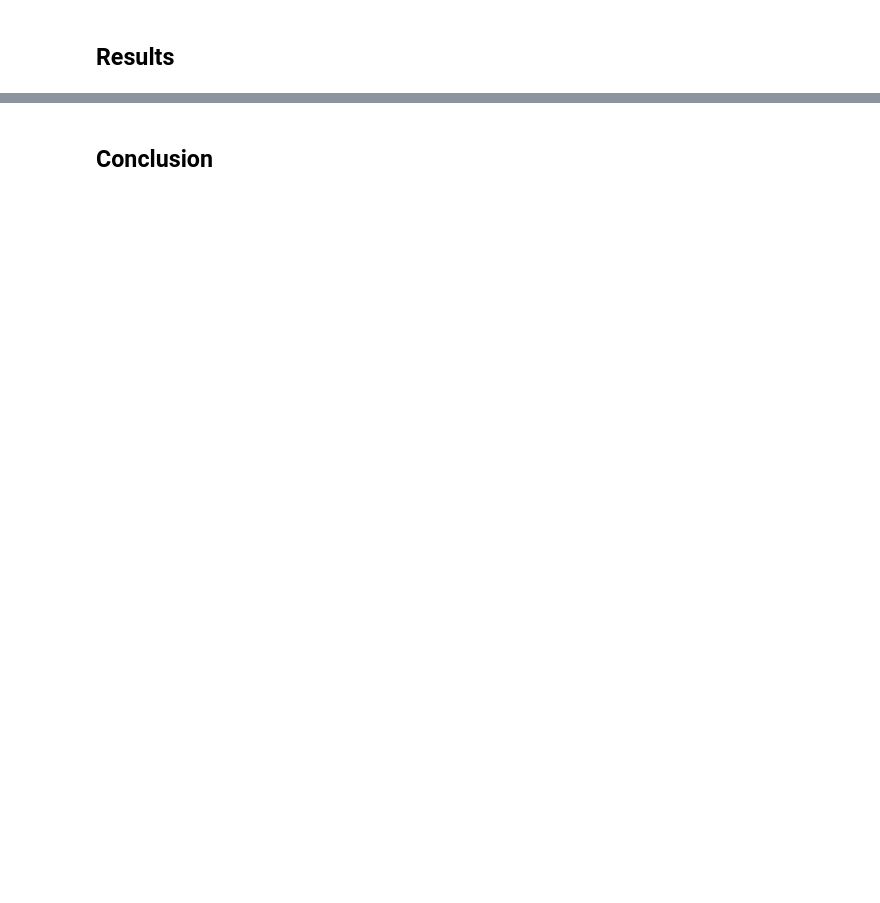
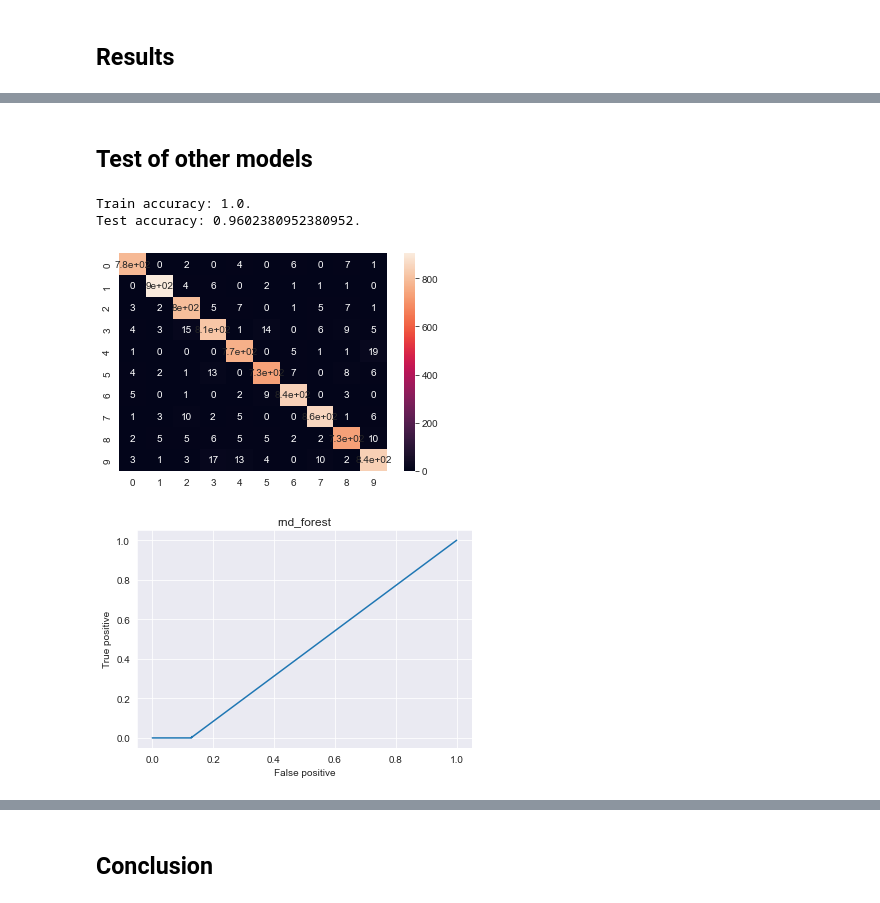
Before and after one commit to Im-Rises/digit_recognizer_ml, a Jupyter notebook: main_kaggle.ipynb, the cells around one changed output, grey strips where cells are left out. Drawn from its saved outputs; the diff is of its cells as text; code cells hidden in the pictures; blank space fills up the shorter version.

```diff
--- a/main_kaggle.ipynb
+++ b/main_kaggle.ipynb
@@ -183,2 +153,13 @@ NameError: name 'svc' is not defined
 # %% [markdown]
 ## Results
+# %%
+from sklearn.metrics import accuracy_score
+
+
+# Accuracies
+def print_scores(y_train, y_test, y_pred_train, y_pred_test):
+    print(f"Train accuracy: {accuracy_score(y_train, y_pred_train)}.")
+    print(f"Test accuracy: {accuracy_score(y_test, y_pred_test)}.")
+
+
+print_scores(y_train, y_test, y_pred_train, y_pred_test)
@@ -191,0 +205,23 @@ NameError: name 'svc' is not defined
+# %% [markdown]
+## Test of other models
+# %%
+from sklearn.ensemble import RandomForestClassifier
+
+# grid_params = {'n_neighbors': [i for i in range(1, 11)], 'weights': ["uniform", "distance"]}
+# gsCV = GridSearchCV(rnd_forest, grid_params, verbose=3)
+
+rnd_forest = RandomForestClassifier()
+
+rnd_forest.fit(X_train, y_train)
+
+y_pred_train = rnd_forest.predict(X_train)
+y_pred_test = rnd_forest.predict(X_test)
+
+print_scores(y_train, y_test, y_pred_train, y_pred_test)
+print_confusion_matrix(y_test, y_pred_test)
+print_roc_curve(X_test, y_test, "RandomForestClassifier", "rnd_forest")
+# %% [output]
+Train accuracy: 1.0.
+Test accuracy: 0.9602380952380952.
+[figure, added]
+[figure, added]
```
Also changed, not shown: parts of 43 cells of this notebook, 1 other file.
